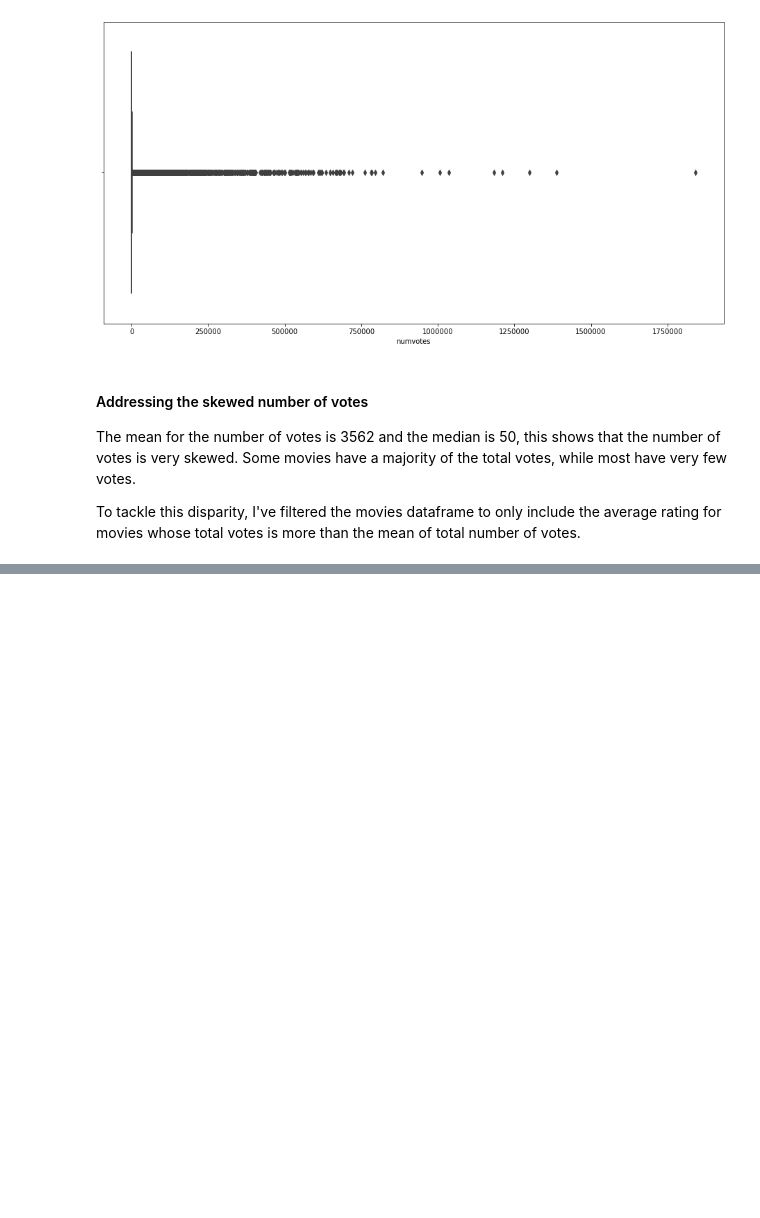
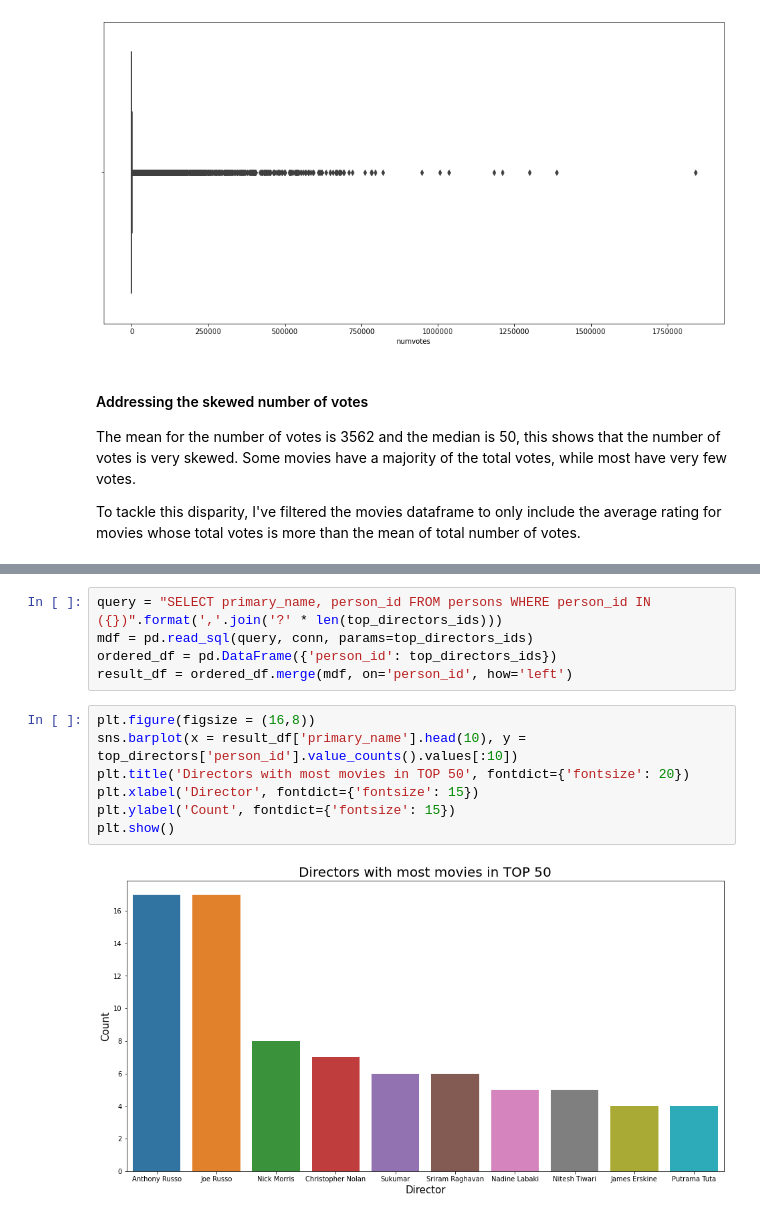
Before and after one commit to joakimTI/MOVIE-STUDIO-DATA-ANALYSIS, a Jupyter notebook: student.ipynb, the cells around one changed output, grey strips where cells are left out. Drawn from its saved outputs; the diff is of its cells as text; blank space fills up the shorter version.

```diff
--- a/student.ipynb
+++ b/student.ipynb
@@ -404,3 +404,17 @@ Index(['nm0751577', 'nm0751648', 'nm0606835', 'nm0634240', 'nm1335875',
        'nm1530433', 'nm6041683', 'nm4242320', 'nm9227039', 'nm8359417',
        'nm2339782', 'nm4093647', 'nm8273413'],
       dtype='object')
+# %%
+query = "SELECT primary_name, person_id FROM persons WHERE person_id IN ({})".format(','.join('?' * len(top_directors_ids)))
+mdf = pd.read_sql(query, conn, params=top_directors_ids)
+ordered_df = pd.DataFrame({'person_id': top_directors_ids})
+result_df = ordered_df.merge(mdf, on='person_id', how='left')
+# %%
+plt.figure(figsize = (16,8))
+sns.barplot(x = result_df['primary_name'].head(10), y = top_directors['person_id'].value_counts().values[:10])
+plt.title('Directors with most movies in TOP 50', fontdict={'fontsize': 20})
+plt.xlabel('Director', fontdict={'fontsize': 15})
+plt.ylabel('Count', fontdict={'fontsize': 15})
+plt.show()
+# %% [output]
+[figure, added]
```
Also changed, not shown: parts of 4 cells of this notebook.
